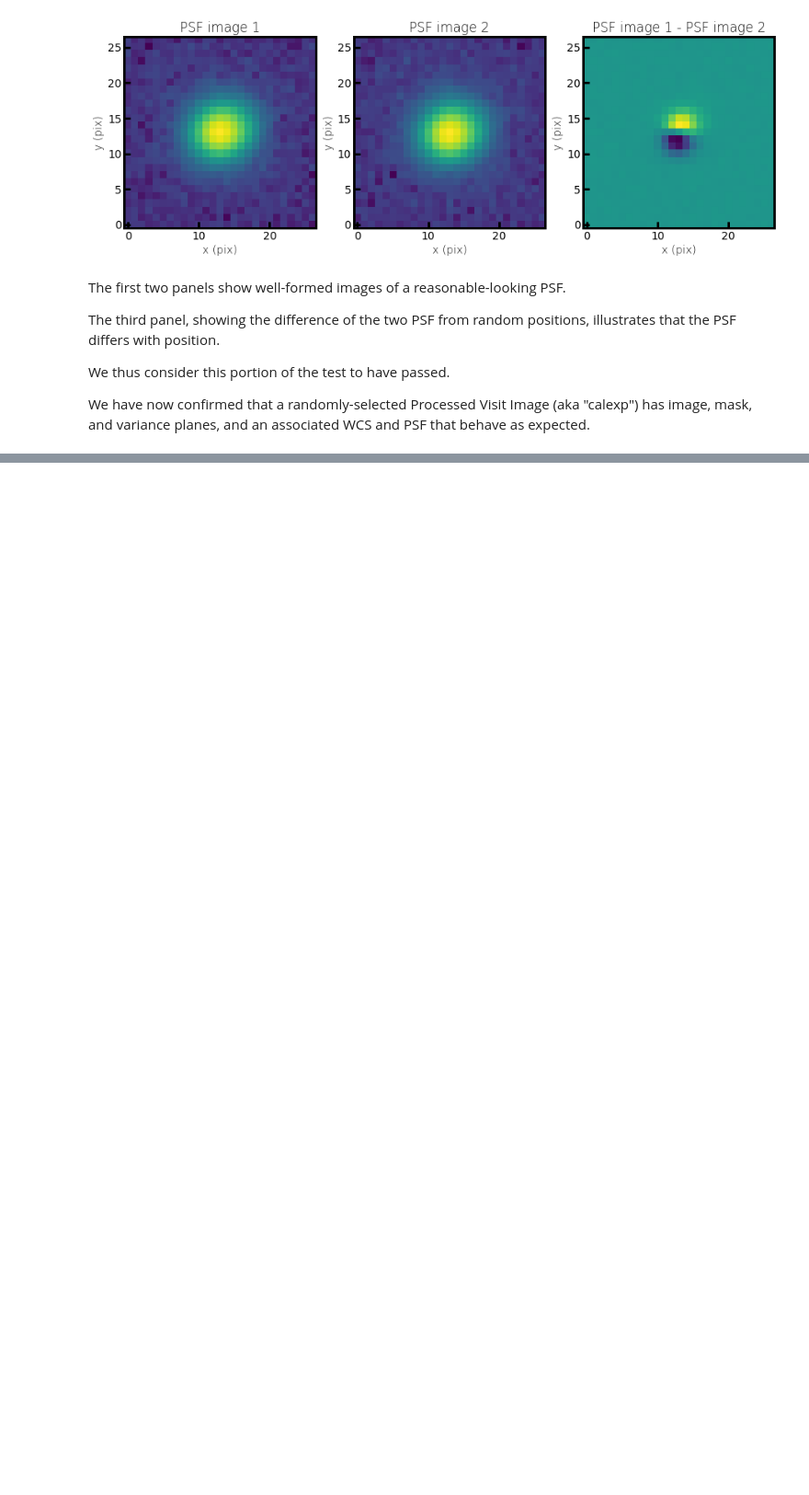
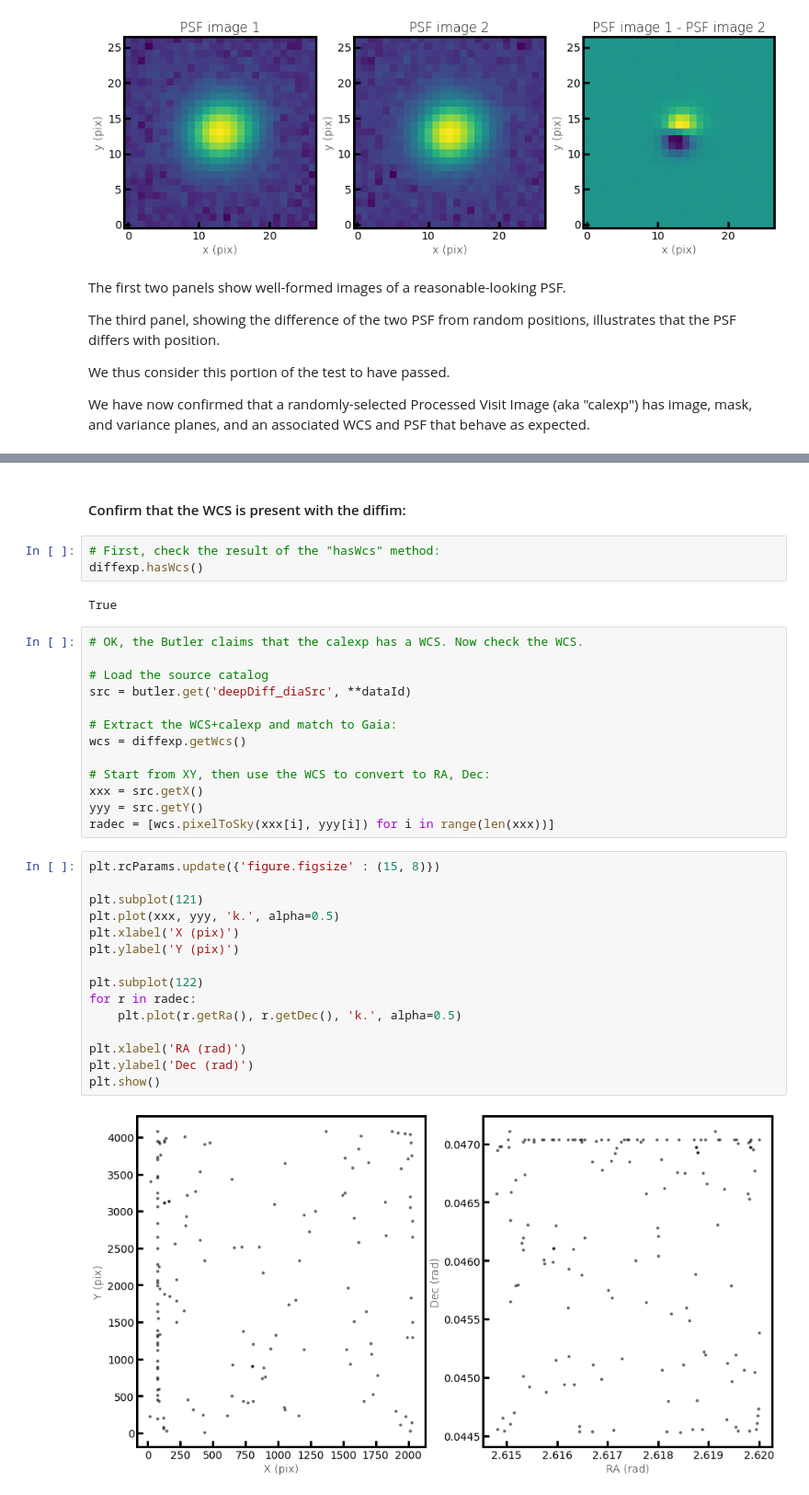
Before and after one commit to lsst-dm/DMTR-261, a Jupyter notebook: executions/LVV-T38_T42/test_LVV-T38_42.ipynb, the cells around one changed output, grey strips where cells are left out. Shown at 92% size. Cells and saved outputs as stored; diff of their text form; blank space fills up the shorter version.

```diff
--- a/executions/LVV-T38_T42/test_LVV-T38_42.ipynb
+++ b/executions/LVV-T38_T42/test_LVV-T38_42.ipynb
@@ -250,0 +338,37 @@ We have now confirmed that a randomly-selected Processed Visit Image (aka "calex
+# %% [markdown]
+#### Confirm that the WCS is present with the diffim:
+# %%
+# First, check the result of the "hasWcs" method:
+diffexp.hasWcs()
+# %% [output]
+True
+# %%
+# OK, the Butler claims that the calexp has a WCS. Now check the WCS.
+
+# Load the source catalog
+src = butler.get('deepDiff_diaSrc', **dataId)
+
+# Extract the WCS+calexp and match to Gaia:
+wcs = diffexp.getWcs()
+
+# Start from XY, then use the WCS to convert to RA, Dec:
+xxx = src.getX()
+yyy = src.getY()
+radec = [wcs.pixelToSky(xxx[i], yyy[i]) for i in range(len(xxx))]
+# %%
+plt.rcParams.update({'figure.figsize' : (15, 8)})
+
+plt.subplot(121)
+plt.plot(xxx, yyy, 'k.', alpha=0.5)
+plt.xlabel('X (pix)')
+plt.ylabel('Y (pix)')
+
+plt.subplot(122)
+for r in radec:
+    plt.plot(r.getRa(), r.getDec(), 'k.', alpha=0.5)
+
+plt.xlabel('RA (rad)')
+plt.ylabel('Dec (rad)')
+plt.show()
+# %% [output]
+[figure, added]
```
Also changed, not shown: parts of 18 cells of this notebook.
